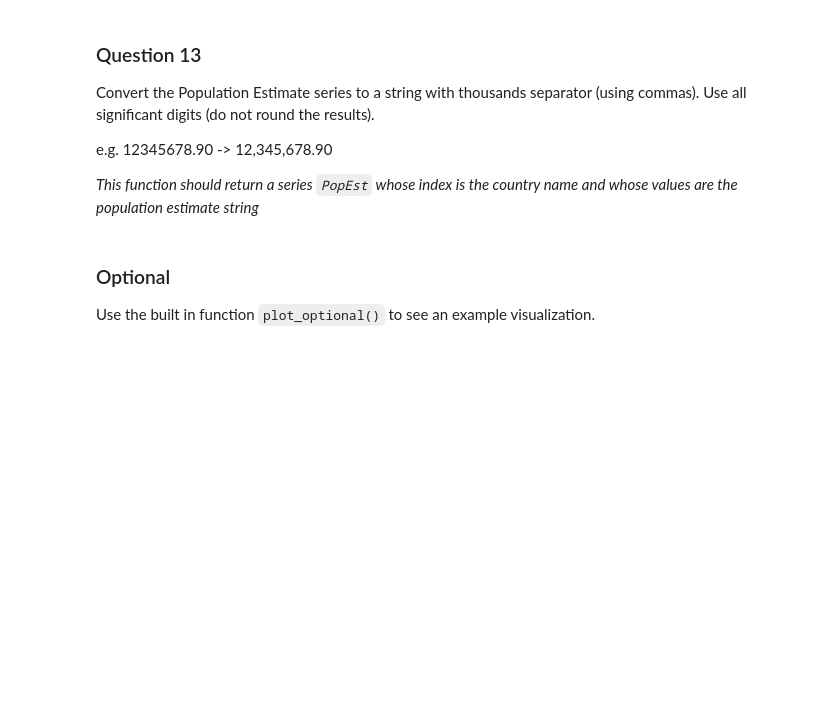
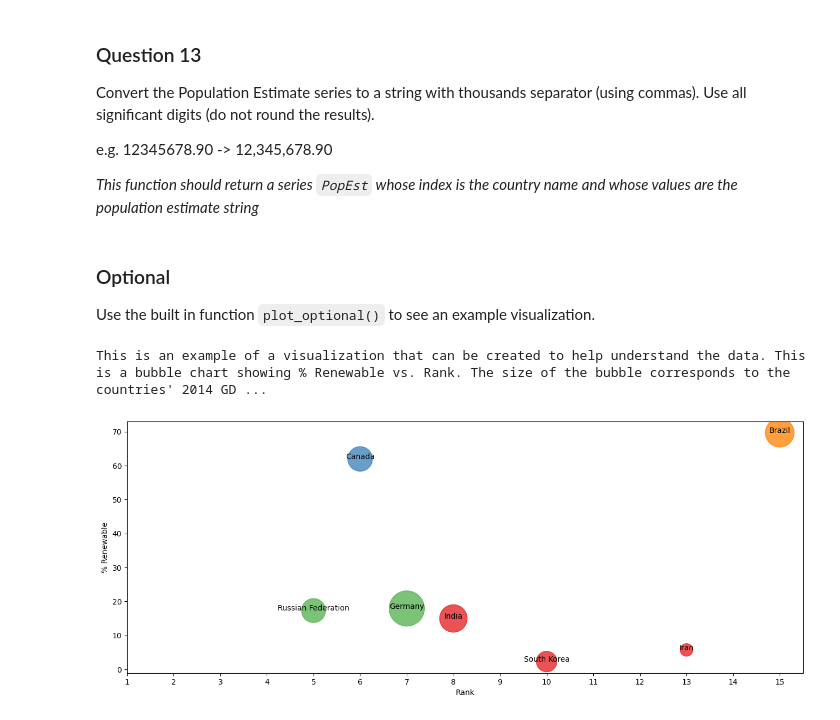
Before and after one commit to anoban/Introduction-to-Data-Science-in-Python, a Jupyter notebook: assignment3/assignment3.ipynb, the cells around one changed output. Saved outputs shown, nothing was run; the diff lists cells and outputs as text; code cells hidden in the pictures; blank space fills up the shorter version.

Commit message:
modified:   assignment3/assets/Energy Indicators.xls 	modified:   assignment3/assignment3.ipynb

```diff
--- a/assignment3/assignment3.ipynb
+++ b/assignment3/assignment3.ipynb
@@ -70,7 +70,7 @@ new_names = ['Country', 'Energy Supply', 'Energy Supply per Capita', '% Renewabl
 Energy = Energy.drop(["Unnamed: 0", "Unnamed: 1"], axis = 1).drop(0, axis = 0) \
                 .rename({prev_name: new_name for (prev_name, new_name) in zip(Energy.columns[2:], new_names)}, axis = 1)
 # %%
-Energy.loc[:, "Energy Supply"] = Energy.loc[:, "Energy Supply"].apply(lambda value: value *  1_000_000 if value != "..." else np.nan)
+Energy["Energy Supply"] = Energy.loc[:, "Energy Supply"].apply(lambda value: value *  1_000_000 if value != "..." else np.nan)
 # %%
 Energy.isna().apply(np.sum)
 # %% [output]
@@ -184,7 +223,3 @@ pd.merge(pd.merge(ScimEn.iloc[:15, :], Energy, on = "Country", how = "inner"),
 | 5 | 13 | Iran | 8896 | 8819 | 57470 | 19125 | 6.46 | ... |
 | 6 | 15 | Brazil | 8668 | 8596 | 60702 | 14396 | 7.00 | ... |
 7 rows × 23 columns
-# %%
-def answer_one():
-    # YOUR CODE HERE
-    raise NotImplementedError()
@@ -274,0 +571,4 @@ def answer_seven():
+# %%
+data = answer_one().loc[:, ["Citations", "Self-citations"]]
+_ratio = data.loc[:, "Self-citations"] / data.Citations
+_ratio.index[np.nanargmax(_ratio)], _ratio.max()
@@ -404,3 +829,8 @@ def plot_optional():
     print("This is an example of a visualization that can be created to help understand the data. \
 This is a bubble chart showing % Renewable vs. Rank. The size of the bubble corresponds to the countries' \
 2014 GDP, and the color corresponds to the continent.")
+# %%
+plot_optional()
+# %% [output]
+This is an example of a visualization that can be created to help understand the data. This is a bubble chart showing % Renewable vs. Rank. The size of the bubble corresponds to the countries' 2014 GD ...
+[figure, added]
```
Also changed, not shown: parts of 38 cells of this notebook, 1 other file.
